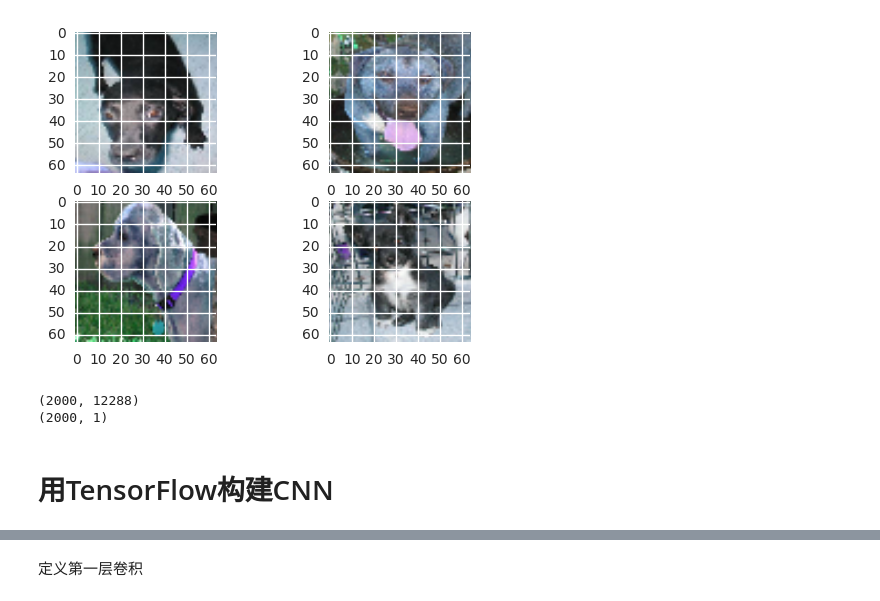
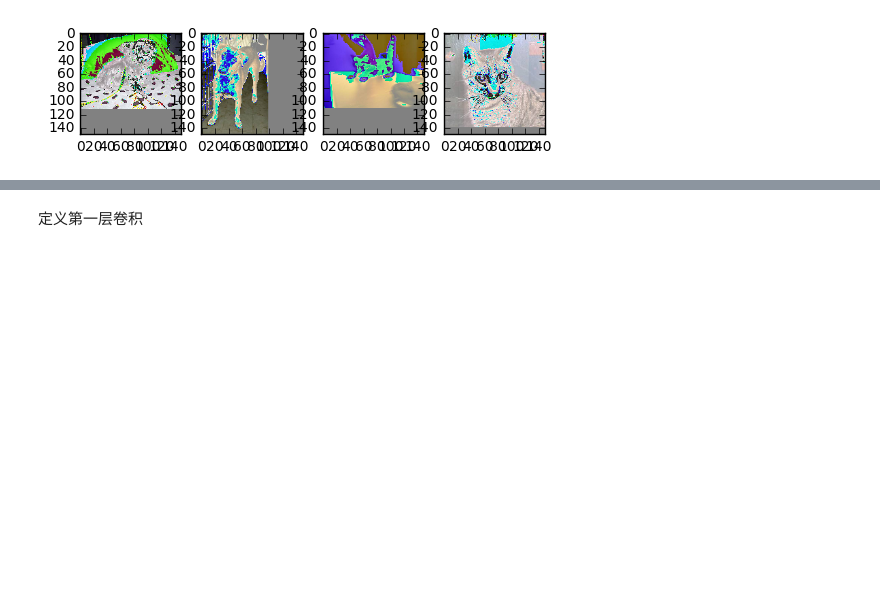
Before and after one commit to CodingHHW/project, a Jupyter notebook: 猫狗大战/cat_dog_tensorflow.ipynb, the cells around one changed output, grey strips where cells are left out. Cells and saved outputs as stored; diff of their text form; code cells hidden in the pictures; blank space fills up the shorter version.

```diff
--- a/猫狗大战/cat_dog_tensorflow.ipynb
+++ b/猫狗大战/cat_dog_tensorflow.ipynb
@@ -80,0 +11,26 @@ for i in train_images:
+# %%
+IMAGE_SIZE = 150
+CHANNELS = 3
+pixel_depth = 255.0
+
+OUTFILE = '/Users/hehongwei/Downloads/CatsAndDogs_pal15Jan2017_SmallerTest.npsave.bin'
+TRAINING_AND_VALIDATION_SIZE_DOGS = 1000
+TRAINING_AND_VALIDATION_SIZE_CATS = 1000
+TRAINING_AND_VALIDATION_SIZE_ALL  = 2000
+TRAINING_SIZE = 1600  # TRAINING_SIZE + VALID_SIZE must equal TRAINING_AND_VALIDATION_SIZE_ALL
+VALID_SIZE = 400
+TEST_SIZE_ALL = 500
+
+if (TRAINING_SIZE + VALID_SIZE != TRAINING_AND_VALIDATION_SIZE_ALL):
+    print ("Error, check that TRAINING_SIZE+VALID_SIZE is equal to TRAINING_AND_VALIDATION_SIZE_ALL")
+    exit ()
+train_images = [TRAIN_DIR+i for i in os.listdir(TRAIN_DIR)][1:]
+train_dogs = [TRAIN_DIR+i for i in os.listdir(TRAIN_DIR) if 'dog' in i]
+train_cats = [TRAIN_DIR+i for i in os.listdir(TRAIN_DIR) if 'cat' in i]
+test_images = [TEST_DIR+i for i in os.listdir(TEST_DIR)][1:]
+
+train_images = train_dogs[:TRAINING_AND_VALIDATION_SIZE_DOGS] + train_cats[:TRAINING_AND_VALIDATION_SIZE_CATS]
+train_labels = np.array ((['dogs'] * TRAINING_AND_VALIDATION_SIZE_DOGS) + (['cats'] * TRAINING_AND_VALIDATION_SIZE_CATS))
+
+test_images = test_images[:TEST_SIZE_ALL]
+test_labels = np.array (['unknownclass'] * TEST_SIZE_ALL)
@@ -81,22 +85,12 @@ for i in train_images:
 # %%
-plt.subplot(2, 2, 1)
-plt.imshow(train[0].T)
-plt.subplot(2, 2, 2)
-plt.imshow(train[1].T)
-plt.subplot(2, 2, 3)
-plt.imshow(train[2].T)
-plt.subplot(2, 2, 4)
-plt.imshow(train[3].T)
+plt.subplot(1,4,1)
+plt.imshow(train_normalized[0])
+plt.subplot(1,4,2)
+plt.imshow(train_normalized[1])
+plt.subplot(1,4,3)
+plt.imshow(train_normalized[1000])
+plt.subplot(1,4,4)
+plt.imshow(train_normalized[1001])
 plt.show()
 # %% [output]
-[figure, old version]
+[figure, new version]
-# %%
-train = train.reshape([train.shape[0], ROWS*COLS*CHANNELS])
-labels = np.array(labels).reshape([len(labels), 1])
-print train.shape
-print labels.shape
-# %% [output]
-(2000, 12288)
-(2000, 1)
-# %% [markdown]
-# 用TensorFlow构建CNN
```
Also changed, not shown: parts of 23 cells of this notebook, 3 other files.
